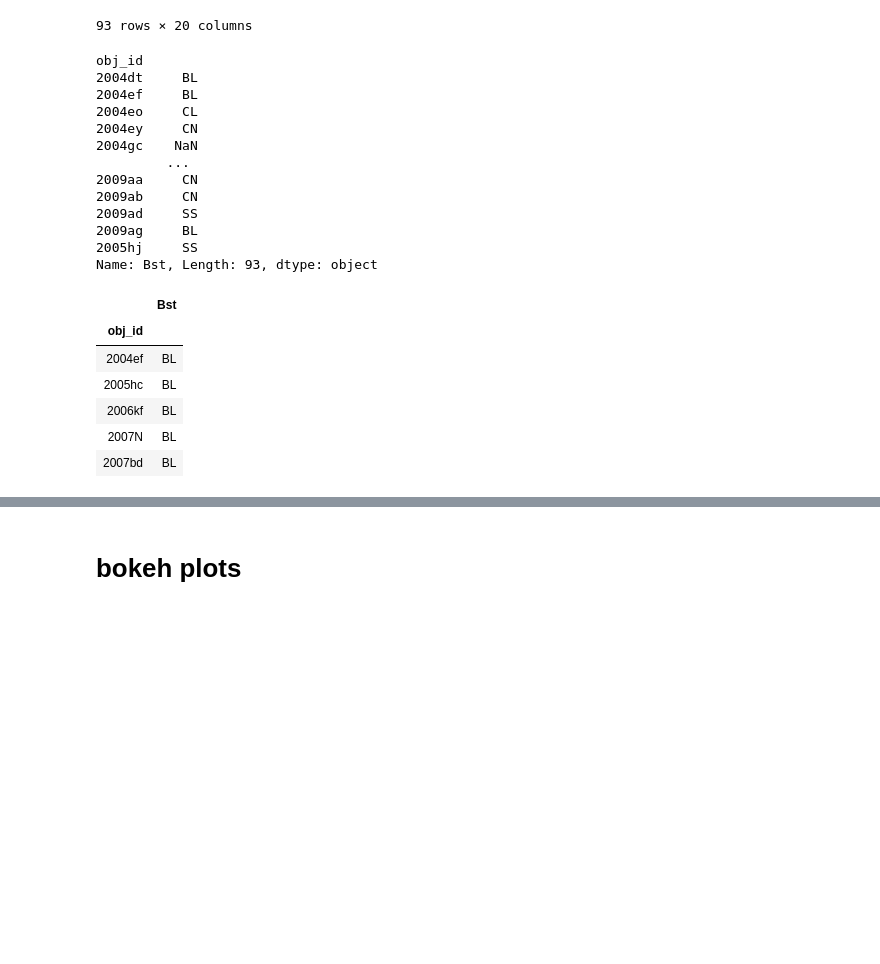
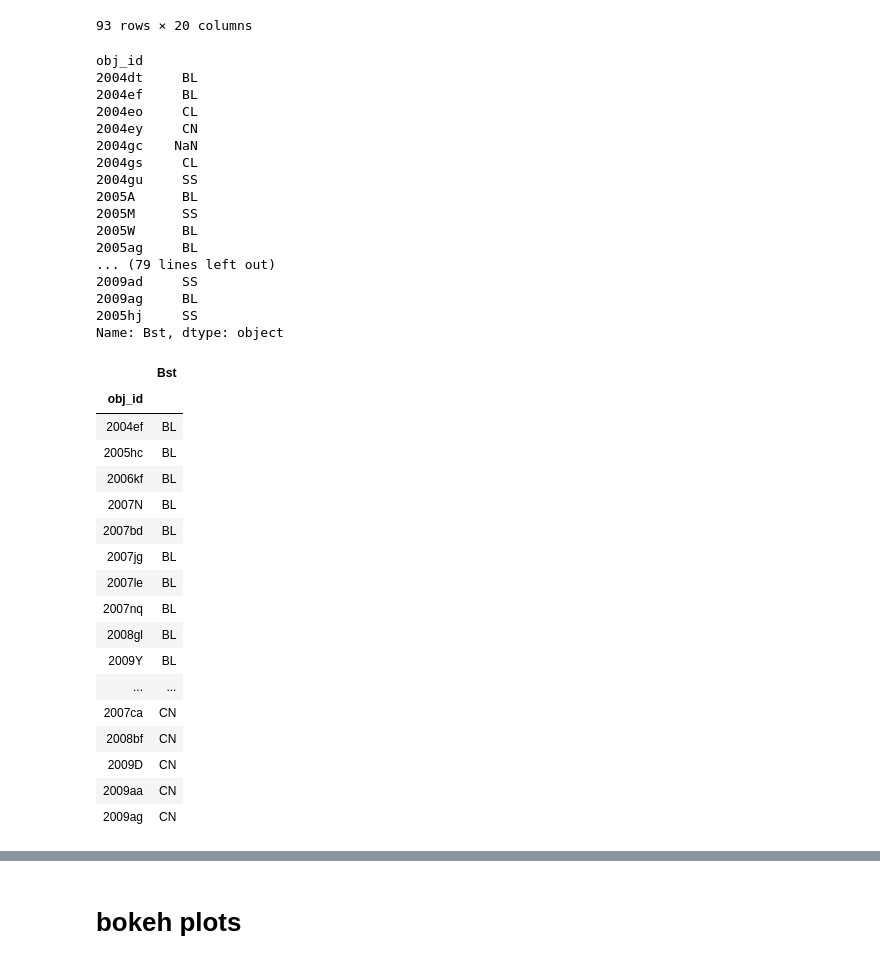
Before and after one commit to mwvgroup/SN-Spectral-Evolution, a Jupyter notebook: notebooks/strength_pw6_vs_pw7.ipynb, the cells around one changed output, grey strips where cells are left out. Cells and saved outputs as stored; diff of their text form; code cells hidden in the pictures; blank space fills up the shorter version.

```diff
--- a/notebooks/strength_pw6_vs_pw7.ipynb
+++ b/notebooks/strength_pw6_vs_pw7.ipynb
@@ -401,8 +401,9 @@ csp_df
 | 2005hj | 0 | NaN | NaN | 91T | 91T | SS | 0.05801 | NaN | 0.05699 | 53675.2 | 17.753 | ... |
 93 rows × 20 columns
 # %%
+pd.set_option('display.max_rows', 500)
 csp_obj_df = csp_df['Bst']
-csp_obj_df
+csp_obj_df.head(93)
 #creating a dataframe of just the object id and subtype from csp data
 # %% [output]
 obj_id
@@ -411,13 +412,17 @@ obj_id
 2004eo     CL
 2004ey     CN
 2004gc    NaN
-         ...
-2009aa     CN
-2009ab     CN
+2004gs     CL
+2004gu     SS
+2005A      BL
+2005M      SS
+2005W      BL
+2005ag     BL
+... (79 lines left out)
 2009ad     SS
 2009ag     BL
 2005hj     SS
-Name: Bst, Length: 93, dtype: object
+Name: Bst, dtype: object
 # %%
 em_bl_data_unindexed = em_bl_data.reset_index()
 em_bl_obj_list = em_bl_data_unindexed['obj_id'].values.tolist()
@@ -486,18 +491,29 @@ an_cn_obj_df = pd.DataFrame(an_cn_obj_list , columns = ['obj_id' , 'Bst'])
 # %%
 em_obj_df = em_bl_obj_df.append(em_cl_obj_df)
 em_obj_df = em_obj_df.append(em_ss_obj_df)
 em_obj_df = em_obj_df.append(em_cn_obj_df)
 em_obj_df = em_obj_df.set_index(['obj_id'])
-em_obj_df.head()
+em_obj_df
 #appending all 4 of the dataframes with the subtypes into one
 # %% [output]
 |  | Bst |
 | obj_id |  |
 | 2004ef | BL |
 | 2005hc | BL |
 | 2006kf | BL |
 | 2007N | BL |
 | 2007bd | BL |
+| 2007jg | BL |
+| 2007le | BL |
+| 2007nq | BL |
+| 2008gl | BL |
+| 2009Y | BL |
+| ... | ... |
+| 2007ca | CN |
+| 2008bf | CN |
+| 2009D | CN |
+| 2009aa | CN |
+| 2009ag | CN |
 # %%
 el_obj_df = el_bl_obj_df.append(el_cl_obj_df)
 el_obj_df = el_obj_df.append(el_ss_obj_df)
```
Also changed, not shown: parts of 3 cells of this notebook, 1 other file.
